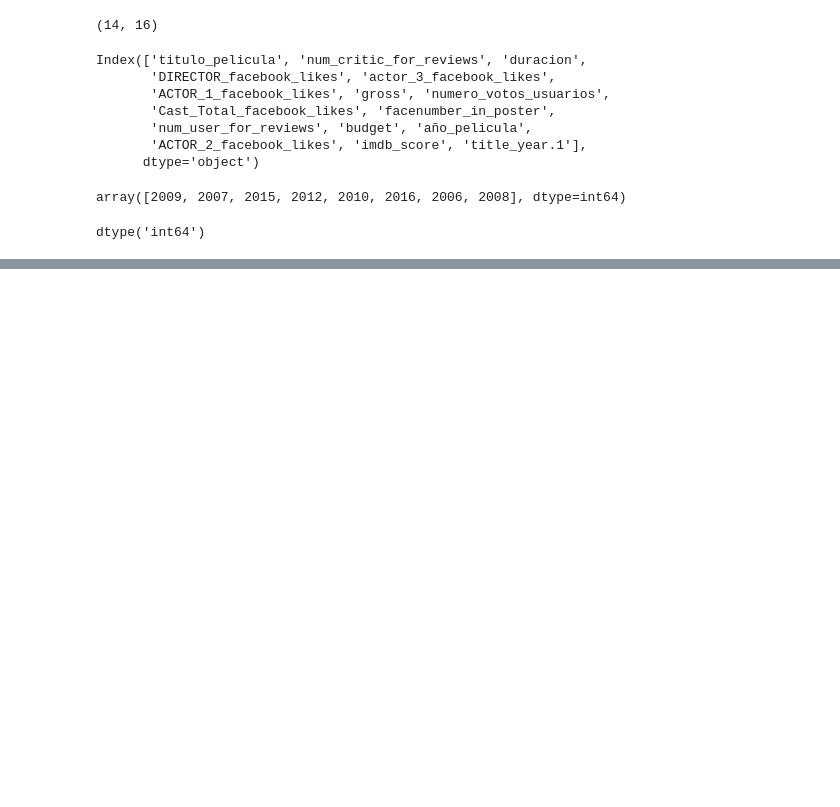
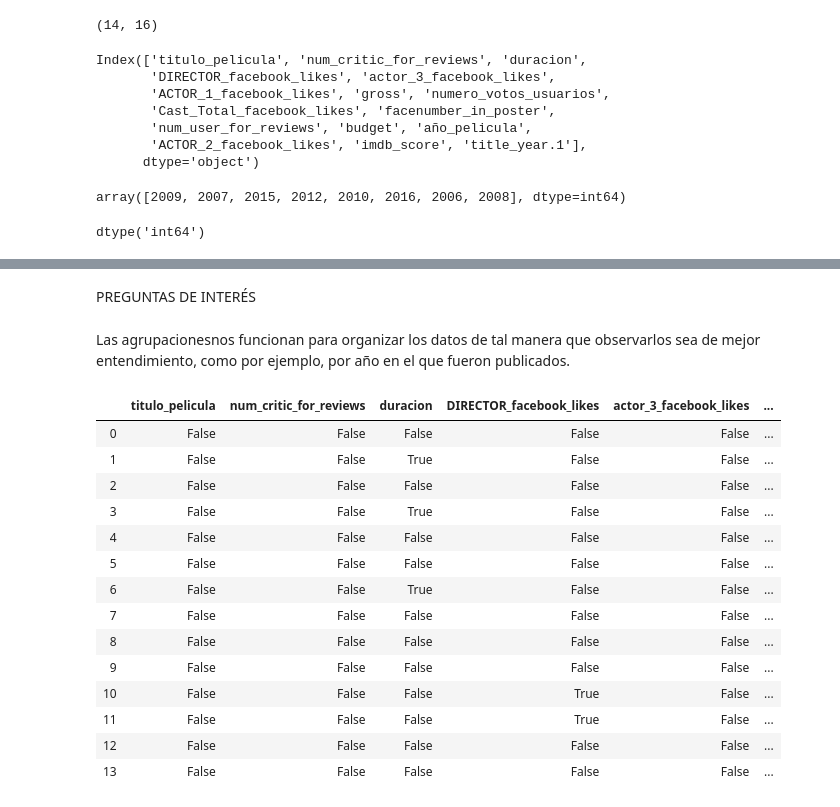
Before and after one commit to LizbethBolado/Mineria-de-datos, a Jupyter notebook: Practica 1 (Procesamiento de datos).ipynb, the cells around one changed output, grey strips where cells are left out. Cells and saved outputs as stored; diff of their text form; code cells hidden in the pictures; blank space fills up the shorter version.

```diff
--- a/Practica 1 (Procesamiento de datos).ipynb
+++ b/Practica 1 (Procesamiento de datos).ipynb
@@ -104,0 +141,22 @@ año_2008_vs_titulo_pelicula = base1.loc[base1.año_pelicula == 'año_2008' ].ti
+# %% [markdown]
+PREGUNTAS DE INTERÉS
+# %% [markdown]
+Las agrupacionesnos funcionan para organizar los datos de tal manera que observarlos sea de mejor entendimiento, como por ejemplo, por año en el que fueron publicados.
+# %%
+base1.isnull() #así veremos los datoos faltantes
+# %% [output]
+|  | titulo_pelicula | num_critic_for_reviews | duracion | DIRECTOR_facebook_likes | actor_3_facebook_likes | ... |
+| 0 | False | False | False | False | False | ... |
+| 1 | False | False | True | False | False | ... |
+| 2 | False | False | False | False | False | ... |
+| 3 | False | False | True | False | False | ... |
+| 4 | False | False | False | False | False | ... |
+| 5 | False | False | False | False | False | ... |
+| 6 | False | False | True | False | False | ... |
+| 7 | False | False | False | False | False | ... |
+| 8 | False | False | False | False | False | ... |
+| 9 | False | False | False | False | False | ... |
+| 10 | False | False | False | True | False | ... |
+| 11 | False | False | False | True | False | ... |
+| 12 | False | False | False | False | False | ... |
+| 13 | False | False | False | False | False | ... |
```
Also changed, not shown: parts of 6 cells of this notebook.
